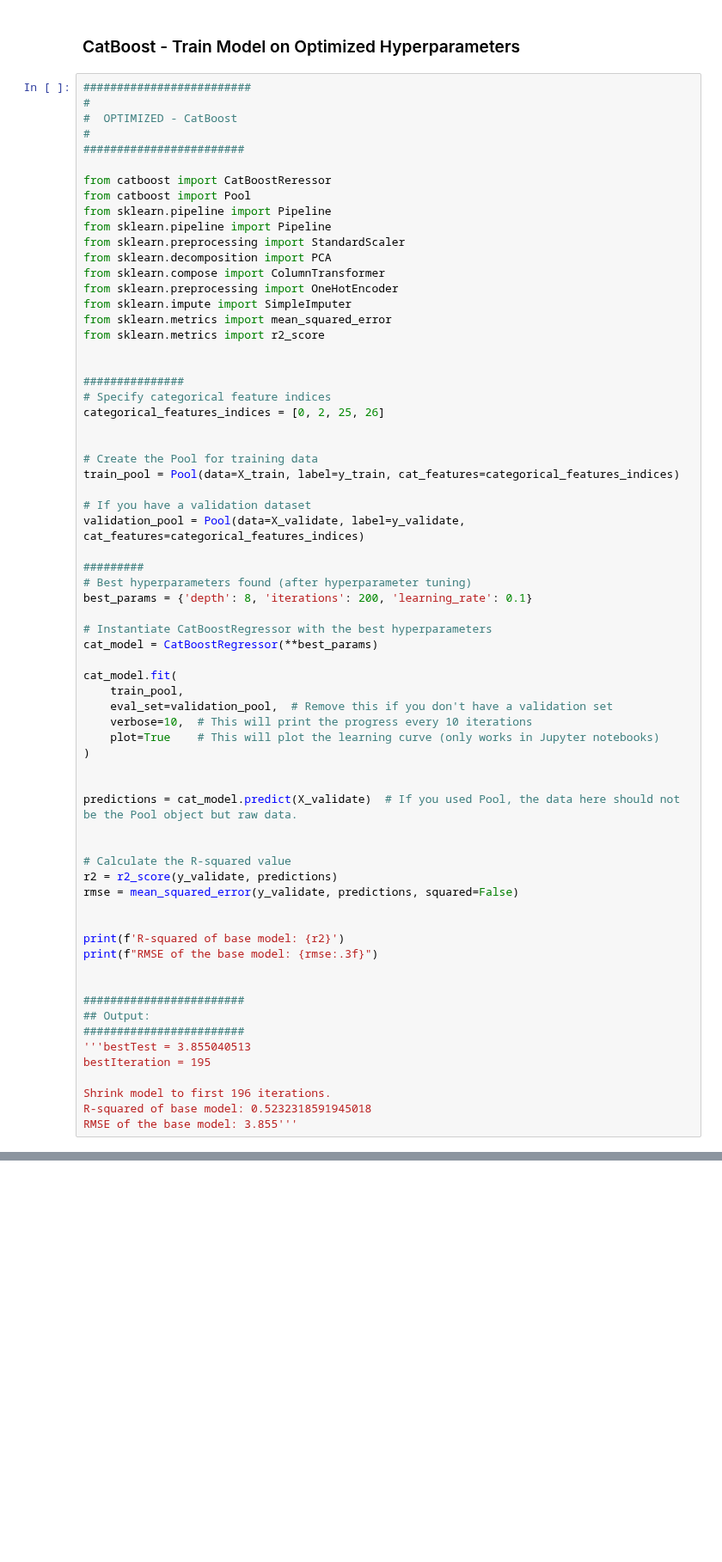
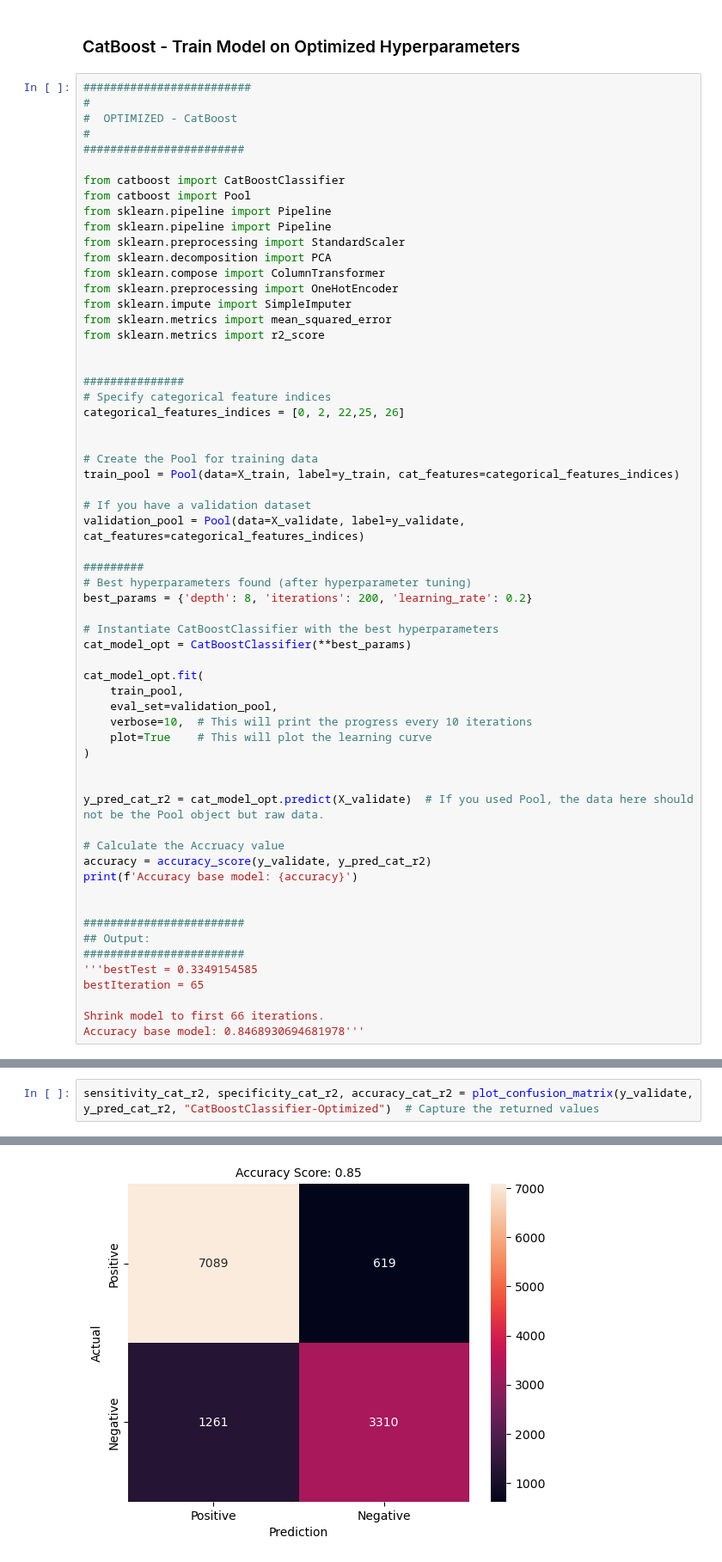
Before and after one commit to j-lepard/Prolonged_Length_of_Stay, a Jupyter notebook: _src/07.Category_Model_CatBoost.ipynb, the cells around one changed output, grey strips where cells are left out. Shown at 86% size. Drawn from its saved outputs; the diff is of its cells as text; blank space fills up the shorter version.

```diff
--- a/_src/07.Category_Model_CatBoost.ipynb
+++ b/_src/07.Category_Model_CatBoost.ipynb
@@ -684,7 +705,7 @@ validation_predictions = best_catboost_model.predict(X_validate)
 #
 ########################
 
-from catboost import CatBoostReressor
+from catboost import CatBoostClassifier
 from catboost import Pool
 from sklearn.pipeline import Pipeline
 from sklearn.pipeline import Pipeline
@@ -699,7 +720,7 @@ from sklearn.metrics import r2_score
 
 ###############
 # Specify categorical feature indices
-categorical_features_indices = [0, 2, 25, 26]
+categorical_features_indices = [0, 2, 22,25, 26]
 
 
 # Create the Pool for training data
@@ -710,37 +731,31 @@ validation_pool = Pool(data=X_validate, label=y_validate, cat_features=categoric
 
 #########
 # Best hyperparameters found (after hyperparameter tuning)
-best_params = {'depth': 8, 'iterations': 200, 'learning_rate': 0.1}
+best_params = {'depth': 8, 'iterations': 200, 'learning_rate': 0.2}
 
-# Instantiate CatBoostRegressor with the best hyperparameters
-cat_model = CatBoostRegressor(**best_params)
+# Instantiate CatBoostClassifier with the best hyperparameters
+cat_model_opt = CatBoostClassifier(**best_params)
 
-cat_model.fit(
+cat_model_opt.fit(
     train_pool,
-    eval_set=validation_pool,  # Remove this if you don't have a validation set
+    eval_set=validation_pool,
     verbose=10,  # This will print the progress every 10 iterations
-    plot=True    # This will plot the learning curve (only works in Jupyter notebooks)
+    plot=True    # This will plot the learning curve
 )
 
 
-predictions = cat_model.predict(X_validate)  # If you used Pool, the data here should not be the Pool object but raw data.
+y_pred_cat_r2 = cat_model_opt.predict(X_validate)  # If you used Pool, the data here should not be the Pool object but raw data.
 
-
-# Calculate the R-squared value
-r2 = r2_score(y_validate, predictions)
-rmse = mean_squared_error(y_validate, predictions, squared=False)
-
-
-print(f'R-squared of base model: {r2}')
-print(f"RMSE of the base model: {rmse:.3f}")
+# Calculate the Accruacy value
+accuracy = accuracy_score(y_validate, y_pred_cat_r2)
+print(f'Accuracy base model: {accuracy}')
 
 
 ########################
 ## Output:
 ########################
-'''bestTest = 3.855040513
-bestIteration = 195
+'''bestTest = 0.3349154585
+bestIteration = 65
 
-Shrink model to first 196 iterations.
-R-squared of base model: 0.5232318591945018
-RMSE of the base model: 3.855'''
+Shrink model to first 66 iterations.
+Accuracy base model: 0.8468930694681978'''
@@ -746,0 +784,3 @@ RMSE of the base model: 3.855'''
+# %%
+sensitivity_cat_r2, specificity_cat_r2, accuracy_cat_r2 = plot_confusion_matrix(y_validate, y_pred_cat_r2, "CatBoostClassifier-Optimized")  # Capture the returned values
+# %% [output]
@@ -746,0 +803 @@ RMSE of the base model: 3.855'''
+[figure, added]
```
Also changed, not shown: parts of 7 cells of this notebook, 6 other files.
